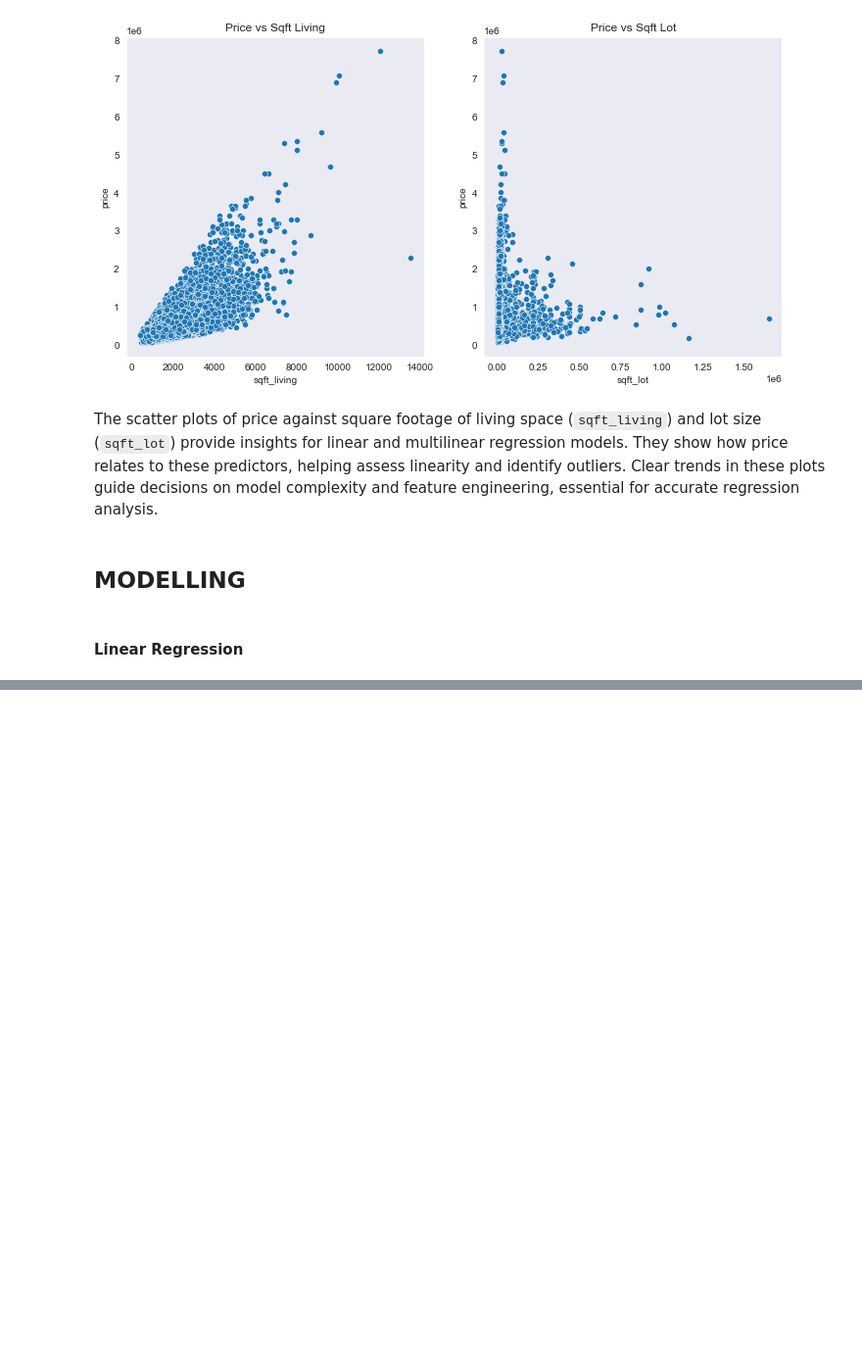
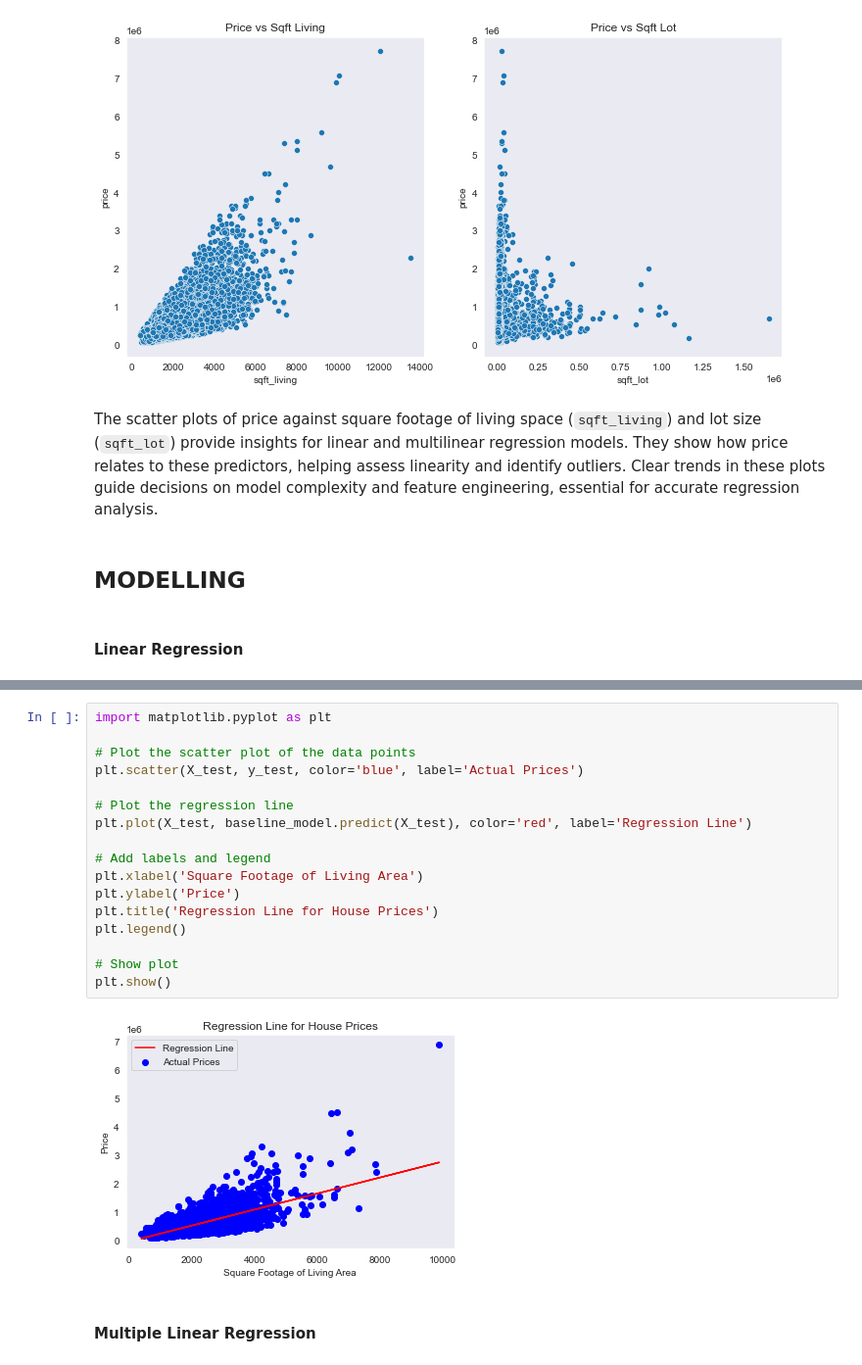
Before and after one commit to paulngatia/Dsc-Phase-2-Project-v2-3, a Jupyter notebook: student.ipynb, the cells around one changed output, grey strips where cells are left out. Shown at 98% size. Drawn from its saved outputs; the diff is of its cells as text; blank space fills up the shorter version.

Commit message:
Simple linear regression

```diff
--- a/student.ipynb
+++ b/student.ipynb
@@ -600,0 +669,21 @@ X_linear_with_const = np.column_stack([np.ones(len(X_linear)), X_linear])
+# %%
+import matplotlib.pyplot as plt
+
+# Plot the scatter plot of the data points
+plt.scatter(X_test, y_test, color='blue', label='Actual Prices')
+
+# Plot the regression line
+plt.plot(X_test, baseline_model.predict(X_test), color='red', label='Regression Line')
+
+# Add labels and legend
+plt.xlabel('Square Footage of Living Area')
+plt.ylabel('Price')
+plt.title('Regression Line for House Prices')
+plt.legend()
+
+# Show plot
+plt.show()
+# %% [output]
+[figure, added]
+# %% [markdown]
+#### Multiple Linear Regression
```
Also changed, not shown: parts of 5 cells of this notebook.
